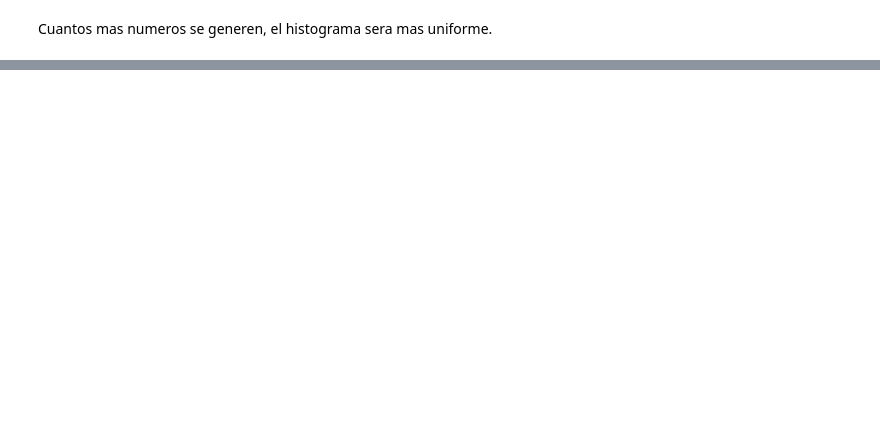
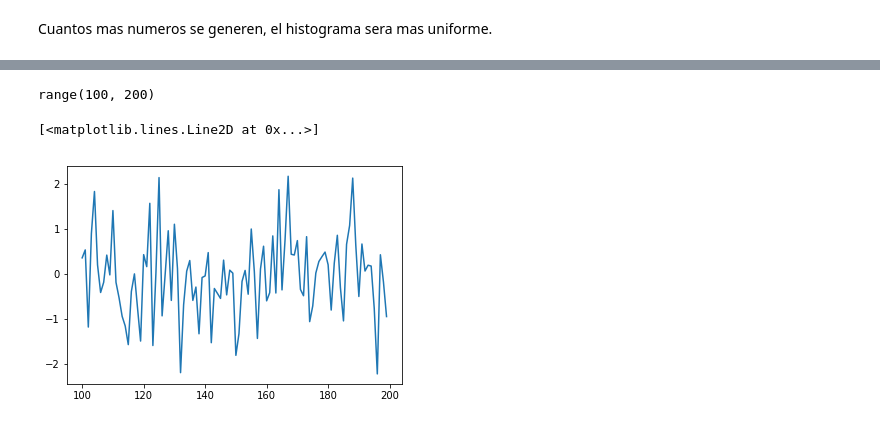
Before and after one commit to 00KuX/notebook-de-machine-learning, a Jupyter notebook: probabilidad y estadistica.ipynb, the cells around one changed output, grey strips where cells are left out. Drawn from its saved outputs; the diff is of its cells as text; code cells hidden in the pictures; blank space fills up the shorter version.

```diff
--- a/probabilidad y estadistica.ipynb
+++ b/probabilidad y estadistica.ipynb
@@ -25,0 +40,8 @@ Cuantos mas numeros se generen, el histograma sera mas uniforme.
+# %%
+x = range(100,200)
+print(x)
+plt.plot(x,data)
+# %% [output]
+range(100, 200)
+[<matplotlib.lines.Line2D at 0x...>]
+[figure, added]
```
Also changed, not shown: parts of 9 cells of this notebook.
